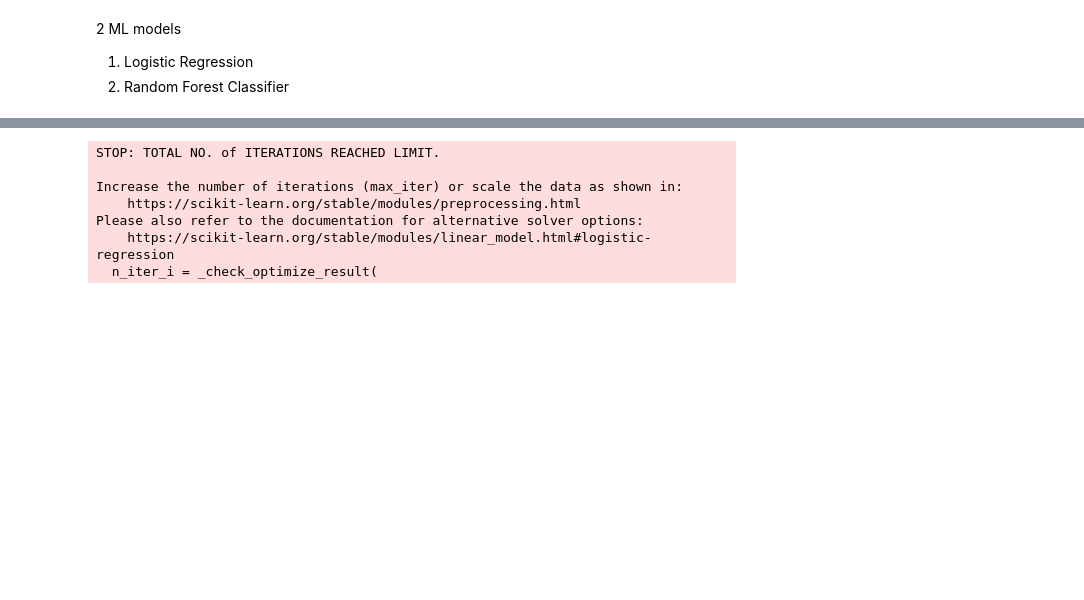
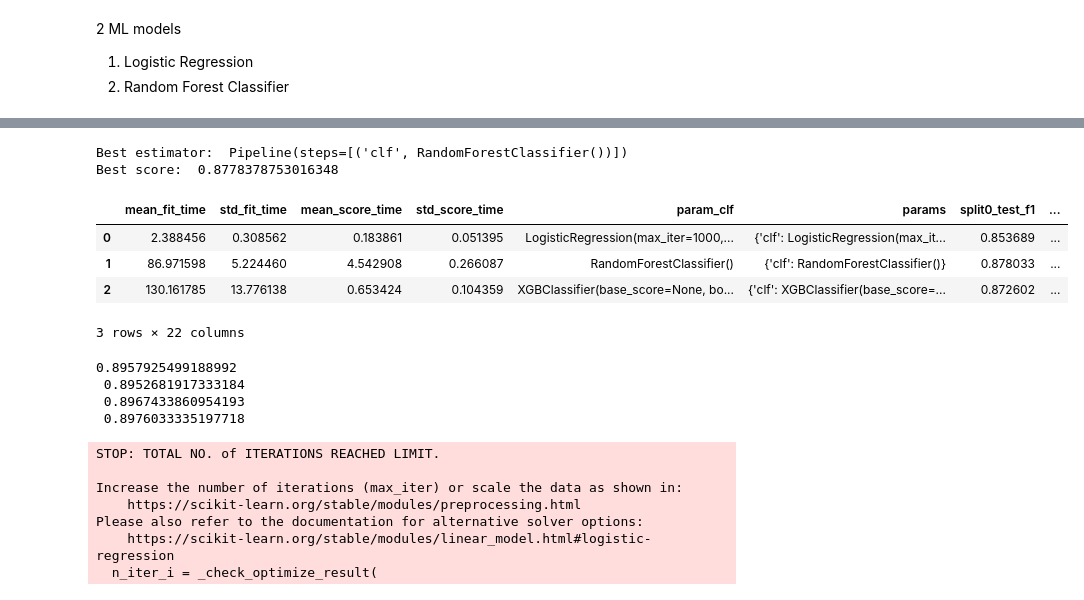
Before and after one commit to IISC-ICAIML-Porject/Covid-19-Mortality-Prediction, a Jupyter notebook: Covid_19_Mortality_prediction.ipynb, the cells around one changed output, grey strips where cells are left out. Saved outputs shown, nothing was run; the diff lists cells and outputs as text; code cells hidden in the pictures; blank space fills up the shorter version.

```diff
--- a/Covid_19_Mortality_prediction.ipynb
+++ b/Covid_19_Mortality_prediction.ipynb
@@ -354,3 +514,23 @@ X_train, X_test, y_train, y_test = train_test_split(X, y, test_size=0.2)
+# %%
+print("Best estimator: ", grid_balanced.best_estimator_)
+print("Best score: ", grid_balanced.best_score_)
+pd.DataFrame(grid_balanced.cv_results_)
+# %% [output]
+Best estimator:  Pipeline(steps=[('clf', RandomForestClassifier())])
+Best score:  0.8778378753016348
+|  | mean_fit_time | std_fit_time | mean_score_time | std_score_time | param_clf | params | split0_test_f1 | ... |
+| 0 | 2.388456 | 0.308562 | 0.183861 | 0.051395 | LogisticRegression(max_iter=1000,... | {'clf': LogisticRegression(max_it... | 0.853689 | ... |
+| 1 | 86.971598 | 5.224460 | 4.542908 | 0.266087 | RandomForestClassifier() | {'clf': RandomForestClassifier()} | 0.878033 | ... |
+| 2 | 130.161785 | 13.776138 | 0.653424 | 0.104359 | XGBClassifier(base_score=None, bo... | {'clf': XGBClassifier(base_score=... | 0.872602 | ... |
+3 rows × 22 columns
+# %%
+print(grid_SMOTE.best_estimator_.score(X_val,y_val),"\n",grid_KMSMOTE.best_estimator_.score(X_val,y_val),
+      "\n",grid_resampled.best_estimator_.score(X_val,y_val),"\n", grid_balanced.best_estimator_.score(X_val,y_val))
+# %% [output]
+0.8957925499188992
+ 0.8952681917333184
+ 0.8967433860954193
+ 0.8976033335197718
 # %%
 # put models in dictionary
 
```
Also changed, not shown: parts of 29 cells of this notebook.
